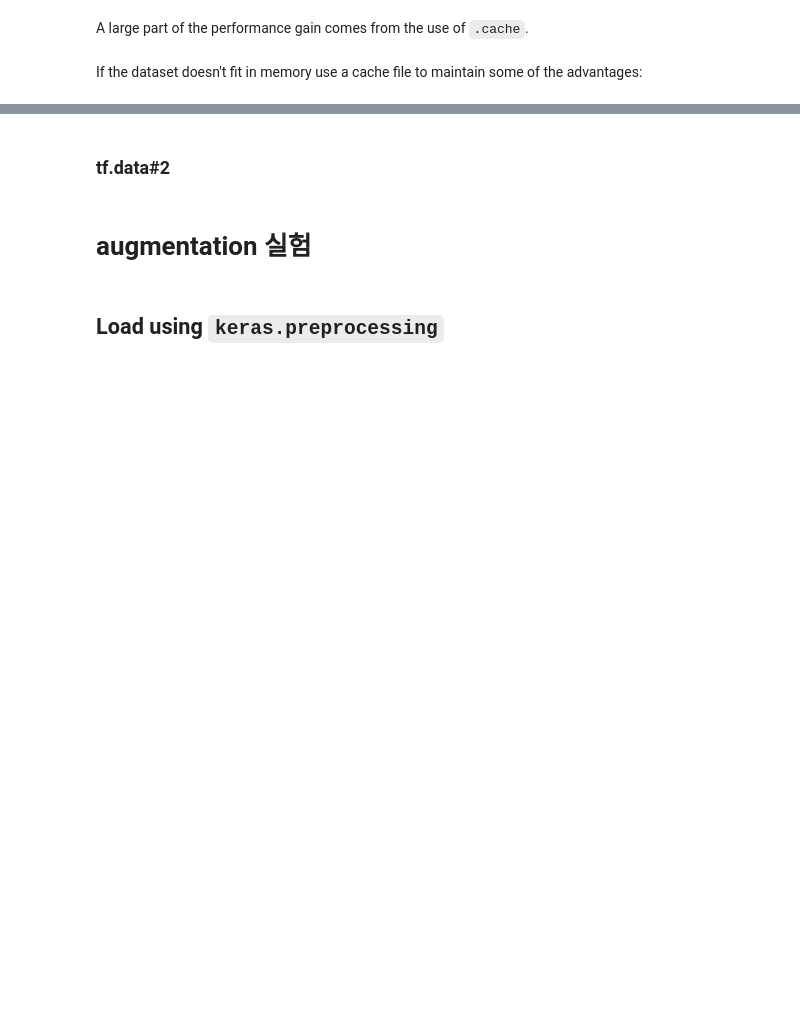
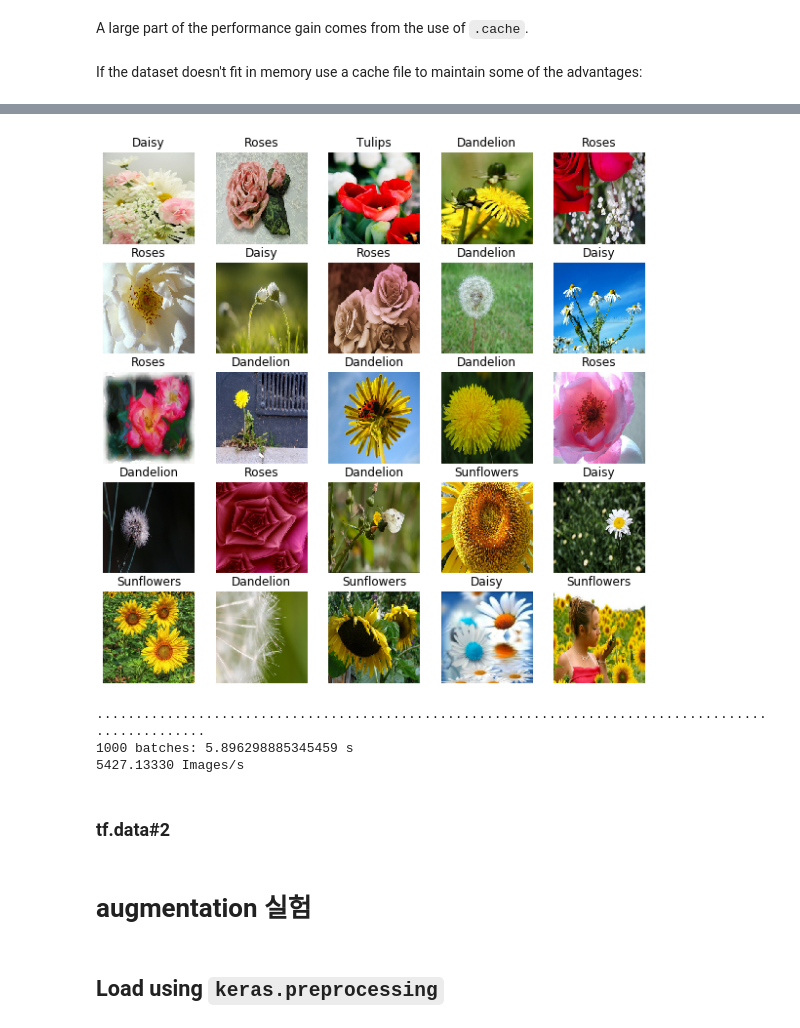
Before and after one commit to iskra3138/colab_repo, a Jupyter notebook: images_TF_Official.ipynb, the cells around one changed output, grey strips where cells are left out. Cells and saved outputs as stored; diff of their text form; code cells hidden in the pictures; blank space fills up the shorter version.

```diff
--- a/images_TF_Official.ipynb
+++ b/images_TF_Official.ipynb
@@ -387,35 +416,0 @@ for feature in parsed_image_dataset.take(2):
-# %%
-raw_image_dataset = tf.data.TFRecordDataset('tmp.tfrecords')
-
-# Create a dictionary describing the features.
-image_feature_description = {
-    'height': tf.io.FixedLenFeature([], tf.int64),
-    'width': tf.io.FixedLenFeature([], tf.int64),
-    'depth': tf.io.FixedLenFeature([], tf.int64),
-    'label': tf.io.FixedLenFeature([], tf.int64),
-    'image_raw': tf.io.FixedLenFeature([], tf.string),
-}
-
-def _parse_image_function(example_proto):
-  # Parse the input tf.Example proto using the dictionary above.
-  parsed_example = tf.io.parse_single_example(example_proto, image_feature_description)
-
-  # Get the image as raw bytes.
-  image_raw = parsed_example['image_raw']
-
-  # Decode the raw bytes so it becomes a tensor with type.
-  image = tf.io.decode_raw(image_raw, tf.uint8)
-
-  # The type is now uint8 but we need it to be float.
-  image = tf.cast(image, tf.float32)
-  image /= 255.0
-  #image = tf.reshape(image, [parsed_example['height'], parsed_example['width'], parsed_example['depth']])
-
-  # Get the label associated with the image.
-  label = parsed_example['label']
-
-  # The image and label are now correct TensorFlow types.
-  return image, label
-
-parsed_image_dataset = raw_image_dataset.map(_parse_image_function)
-parsed_image_dataset
@@ -633,3 +661,7 @@ ds2
 timeit(ds2.prefetch(buffer_size=AUTOTUNE))
 # %%
 timeit(ds2)
+# %%
+train_tf_ds = prepare_for_training(parsed_image_dataset)
+
+image_batch, label_batch = next(iter(train_tf_ds))
@@ -636,3 +688,13 @@ timeit(ds2)
+# %%
+show_batch(image_batch.numpy(), label_batch.numpy())
+# %% [output]
+[figure, added]
+# %%
+timeit(train_tf_ds)
+# %% [output]
+....................................................................................................
+1000 batches: 5.896298885345459 s
+5427.13330 Images/s
 # %% [markdown]
 ### tf.data#2
 # %%
```
Also changed, not shown: parts of 39 cells of this notebook.
